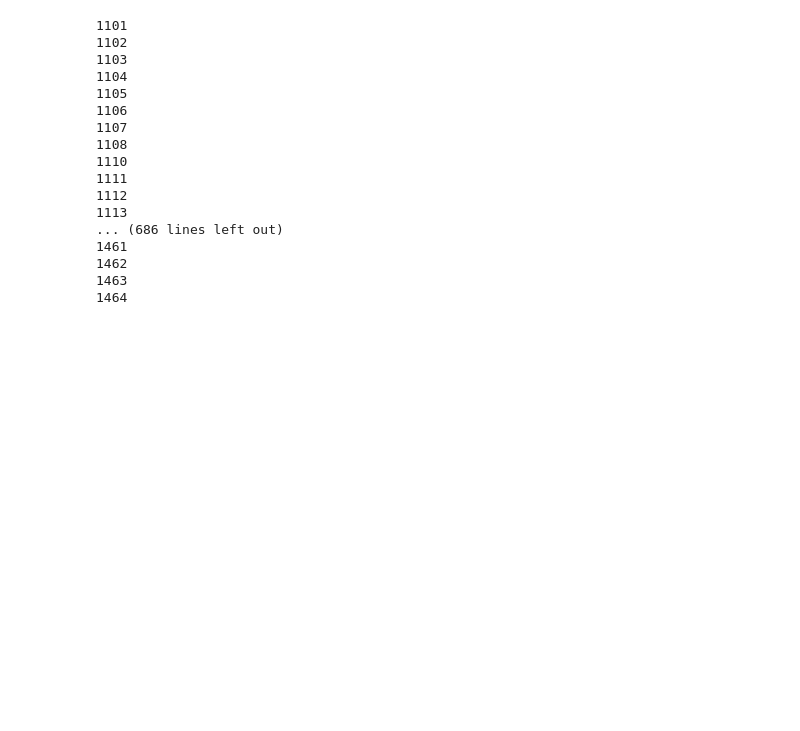
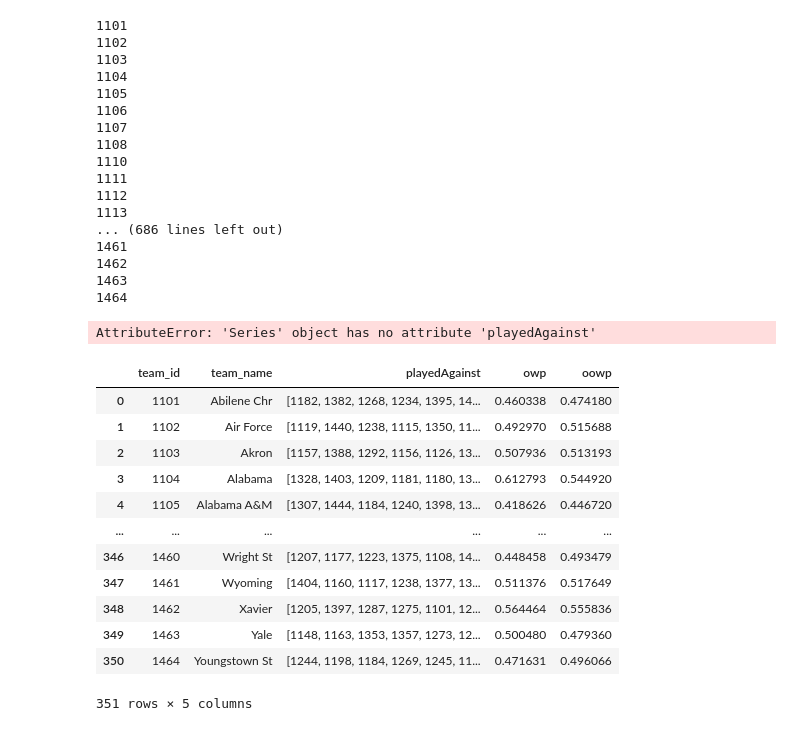
Before and after one commit to ZvonimirRavlic/UUZOP-Projekt, a Jupyter notebook: projekt2.ipynb, the cells around one changed output. Cells and saved outputs as stored; diff of their text form; code cells hidden in the pictures; blank space fills up the shorter version.

```diff
--- a/projekt2.ipynb
+++ b/projekt2.ipynb
@@ -539,3 +539,75 @@ teams.to_csv("against2014.csv", index=False)
 1462
 1463
 1464
+# %%
+teams = pd.read_csv("total2011.csv")
+owps = pd.read_csv("against2011.csv")
+oowp = []
+for i, row1 in teams.iterrows():
+    owpSum = 0
+    lista = literal_eval(row1.playedAgainst)
+    for row2 in lista:
+        team = owps.loc[owps['team_id'] == row2]
+        owpSum = owpSum + team.iloc[0].owp
+    oowp.append(owpSum / len(lista))
+teams["oowp"] = oowp
+teams.to_csv("total2011.csv", index=False)
+teams
+# %% [output]
+AttributeError: 'Series' object has no attribute 'playedAgainst'
+# %%
+teams = pd.read_csv("total2012.csv")
+owps = pd.read_csv("against2012.csv")
+oowp = []
+for i, row1 in teams.iterrows():
+    owpSum = 0
+    lista = literal_eval(row1.playedAgainst)
+    for row2 in lista:
+        team = owps.loc[owps['team_id'] == row2]
+        owpSum = owpSum + team.iloc[0].owp
+    oowp.append(owpSum / len(lista))
+teams["oowp"] = oowp
+teams.to_csv("total2012.csv", index=False)
+teams
+# %%
+teams = pd.read_csv("total2013.csv")
+owps = pd.read_csv("against2013.csv")
+oowp = []
+for i, row1 in teams.iterrows():
+    owpSum = 0
+    lista = literal_eval(row1.playedAgainst)
+    for row2 in lista:
+        team = owps.loc[owps['team_id'] == row2]
+        owpSum = owpSum + team.iloc[0].owp
+    oowp.append(owpSum / len(lista))
+teams["oowp"] = oowp
+teams.to_csv("total2013.csv", index=False)
+teams
+# %%
+teams = pd.read_csv("total2014.csv")
+owps = pd.read_csv("against2014.csv")
+oowp = []
+for i, row1 in teams.iterrows():
+    owpSum = 0
+    lista = literal_eval(row1.playedAgainst)
+    for row2 in lista:
+        team = owps.loc[owps['team_id'] == row2]
+        owpSum = owpSum + team.iloc[0].owp
+    oowp.append(owpSum / len(lista))
+teams["oowp"] = oowp
+teams.to_csv("total2014.csv", index=False)
+teams
+# %% [output]
+|  | team_id | team_name | playedAgainst | owp | oowp |
+| 0 | 1101 | Abilene Chr | [1182, 1382, 1268, 1234, 1395, 14... | 0.460338 | 0.474180 |
+| 1 | 1102 | Air Force | [1119, 1440, 1238, 1115, 1350, 11... | 0.492970 | 0.515688 |
+| 2 | 1103 | Akron | [1157, 1388, 1292, 1156, 1126, 13... | 0.507936 | 0.513193 |
+| 3 | 1104 | Alabama | [1328, 1403, 1209, 1181, 1180, 13... | 0.612793 | 0.544920 |
+| 4 | 1105 | Alabama A&M | [1307, 1444, 1184, 1240, 1398, 13... | 0.418626 | 0.446720 |
+| ... | ... | ... | ... | ... | ... |
+| 346 | 1460 | Wright St | [1207, 1177, 1223, 1375, 1108, 14... | 0.448458 | 0.493479 |
+| 347 | 1461 | Wyoming | [1404, 1160, 1117, 1238, 1377, 13... | 0.511376 | 0.517649 |
+| 348 | 1462 | Xavier | [1205, 1397, 1287, 1275, 1101, 12... | 0.564464 | 0.555836 |
+| 349 | 1463 | Yale | [1148, 1163, 1353, 1357, 1273, 12... | 0.500480 | 0.479360 |
+| 350 | 1464 | Youngstown St | [1244, 1198, 1184, 1269, 1245, 11... | 0.471631 | 0.496066 |
+351 rows × 5 columns
```
Also changed, not shown: parts of 8 cells of this notebook, 8 other files.
